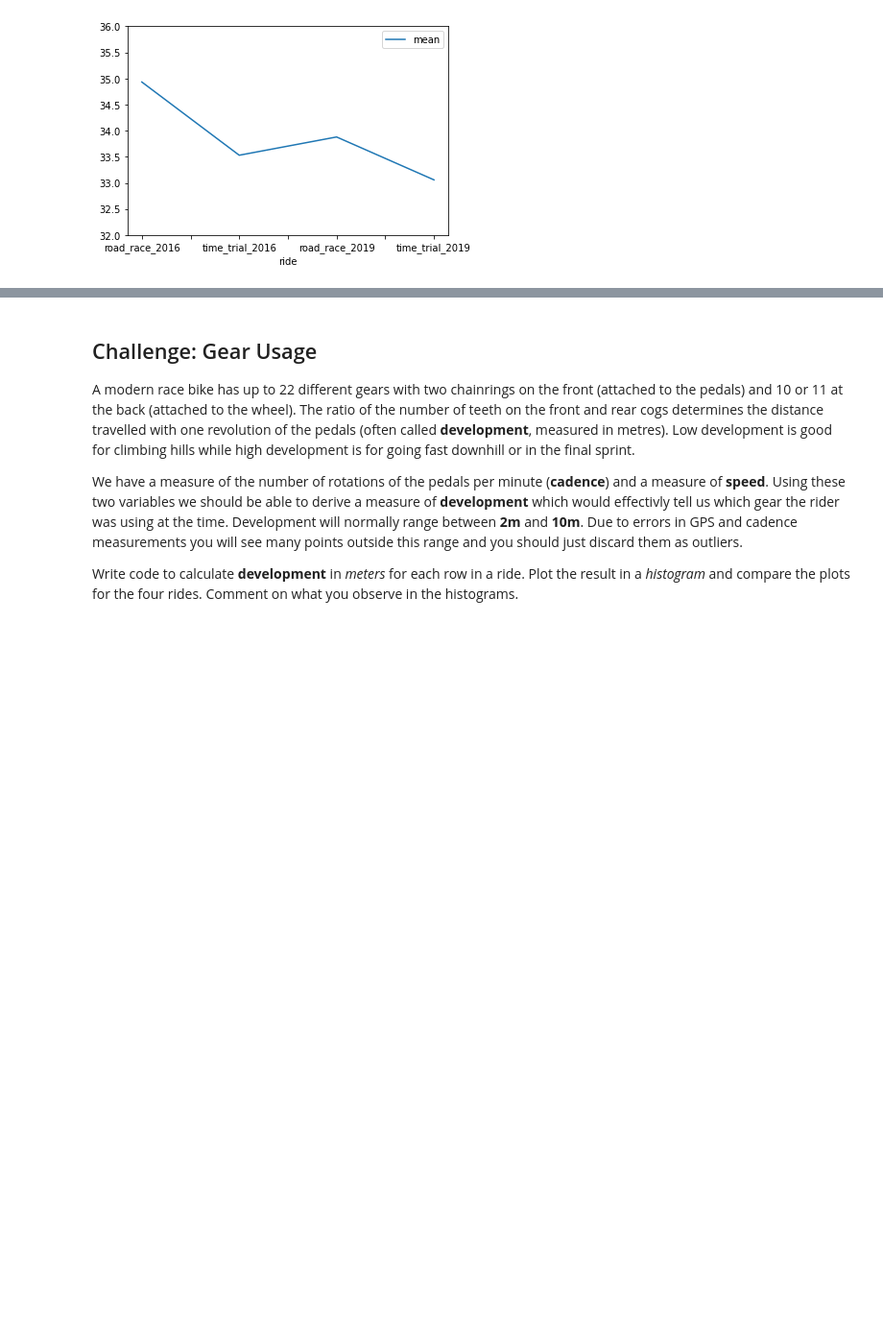
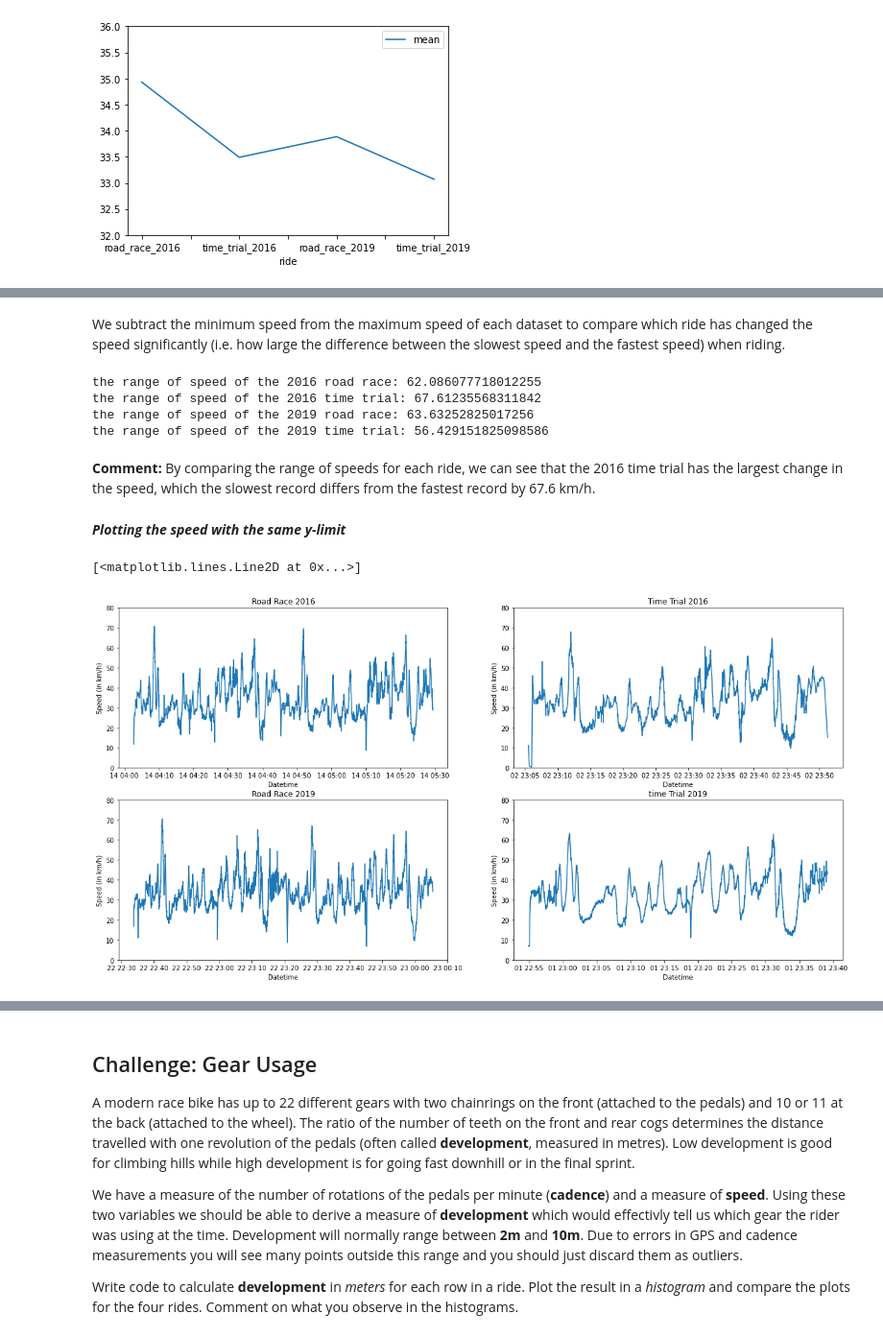
Before and after one commit to xuyenlinhHuynh/data-science-portfolio-xuyenlinhHuynh, a Jupyter notebook: Portfolio 1.ipynb, the cells around one changed output, grey strips where cells are left out. Shown at 96% size. Saved outputs shown, nothing was run; the diff lists cells and outputs as text; code cells hidden in the pictures; blank space fills up the shorter version.

```diff
--- a/Portfolio 1.ipynb
+++ b/Portfolio 1.ipynb
@@ -350,0 +428,4 @@ The records of 0km distance of rr_2016:
+# %%
+# remove outliers
+cleaned_rr_2016 = cleaned_rr_2016.drop(cleaned_rr_2016.index[cleaned_rr_2016['speed']>85])
+cleaned_tt_2016 = cleaned_tt_2016.drop(cleaned_tt_2016.index[cleaned_tt_2016['speed']>90])
@@ -350,0 +556,6 @@ The records of 0km distance of rr_2016:
+# %%
+# replace outliers in rr_2016 with the record has been found
+outlier = cleaned_rr_2016.hr >= 200
+cleaned_rr_2016['hr'][outlier] = 196.0
+
+cleaned_rr_2016.drop(cleaned_rr_2016.index[cleaned_rr_2016['hr'] != 196.0])
@@ -350,0 +592,3 @@ The records of 0km distance of rr_2016:
+# %%
+replacement = round((241.0+244.0)/2)
+replacement
@@ -350,0 +597,6 @@ The records of 0km distance of rr_2016:
+# %%
+# replace outliers in tt_2016 with the replacement
+outlier = cleaned_tt_2016.hr >= 245
+cleaned_tt_2016['hr'][outlier] = replacement
+
+cleaned_tt_2016.drop(cleaned_tt_2016.index[cleaned_tt_2016['hr'] != replacement])
@@ -413,0 +742,2 @@ From the summary and the graph above, the highest speed can be seen in the road
+# %% [markdown]
+We subtract the minimum speed from the maximum speed of each dataset to compare which ride has changed the speed significantly (i.e. how large the difference between the slowest speed and the fastest speed) when riding.
@@ -413,0 +748,58 @@ From the summary and the graph above, the highest speed can be seen in the road
+# %%
+# 2016 road race
+print("the range of speed of the 2016 road race:", speed_range(cleaned_rr_2016))
+
+# 2016 time trial
+print("the range of speed of the 2016 time trial:", speed_range(cleaned_tt_2016))
+
+# 2016 road race
+print("the range of speed of the 2019 road race:", speed_range(cleaned_rr_2019))
+
+# 2016 time trial
+print("the range of speed of the 2019 time trial:", speed_range(cleaned_tt_2019))
+# %% [output]
+the range of speed of the 2016 road race: 62.086077718012255
+the range of speed of the 2016 time trial: 67.61235568311842
+the range of speed of the 2019 road race: 63.63252825017256
+the range of speed of the 2019 time trial: 56.429151825098586
+# %% [markdown]
+**Comment:** By comparing the range of speeds for each ride, we can see that the 2016 time trial has the largest change in the speed, which the slowest record differs from the fastest record by 67.6 km/h.
+# %% [markdown]
+***Plotting the speed with the same y-limit***
+# %%
+plt.figure(figsize=(20,10))
+
+# cleaned_rr_2016
+plt.subplot(2,2,1)
+plt.ylim(0,80)
+plt.title("Road Race 2016")
+plt.xlabel("Datetime")
+plt.ylabel("Speed (in km/h)")
+plt.plot(cleaned_rr_2016['speed'])
+
+# cleaned_tt_2016
+plt.subplot(2,2,2)
+plt.ylim(0,80)
+plt.title("Time Trial 2016")
+plt.xlabel("Datetime")
+plt.ylabel("Speed (in km/h)")
+plt.plot(cleaned_tt_2016['speed'])
+
+# cleaned_rr_2019
+plt.subplot(2,2,3)
+plt.ylim(0,80)
+plt.title("Road Race 2019")
+plt.xlabel("Datetime")
+plt.ylabel("Speed (in km/h)")
+plt.plot(cleaned_rr_2019['speed'])
+
+# cleaned_tt_2019
+plt.subplot(2,2,4)
+plt.ylim(0,80)
+plt.title("time Trial 2019")
+plt.xlabel("Datetime")
+plt.ylabel("Speed (in km/h)")
+plt.plot(cleaned_tt_2019['speed'])
+# %% [output]
+[<matplotlib.lines.Line2D at 0x...>]
+[figure, added]
```
Also changed, not shown: parts of 72 cells of this notebook.
